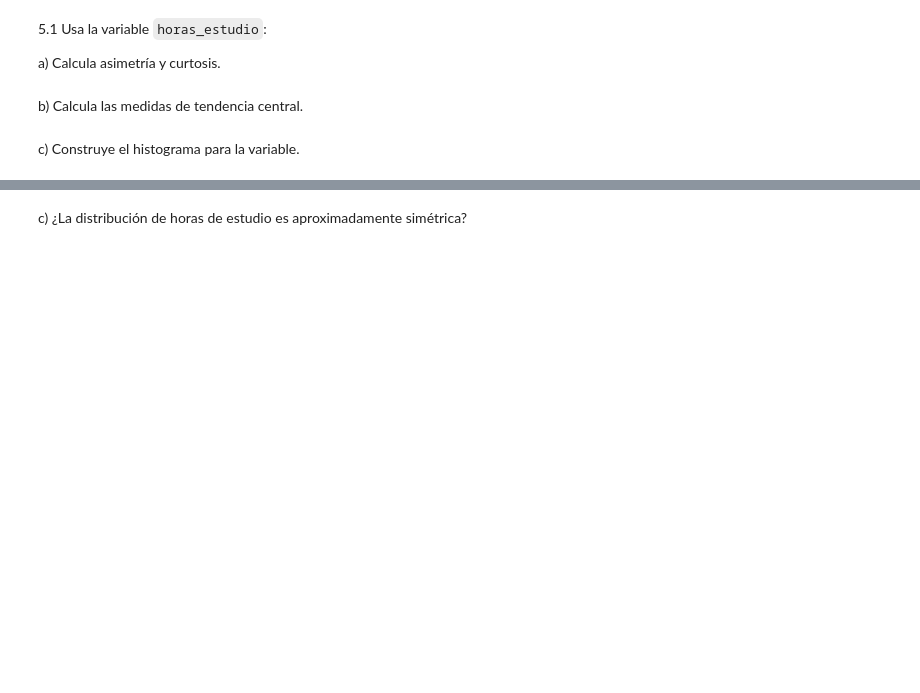
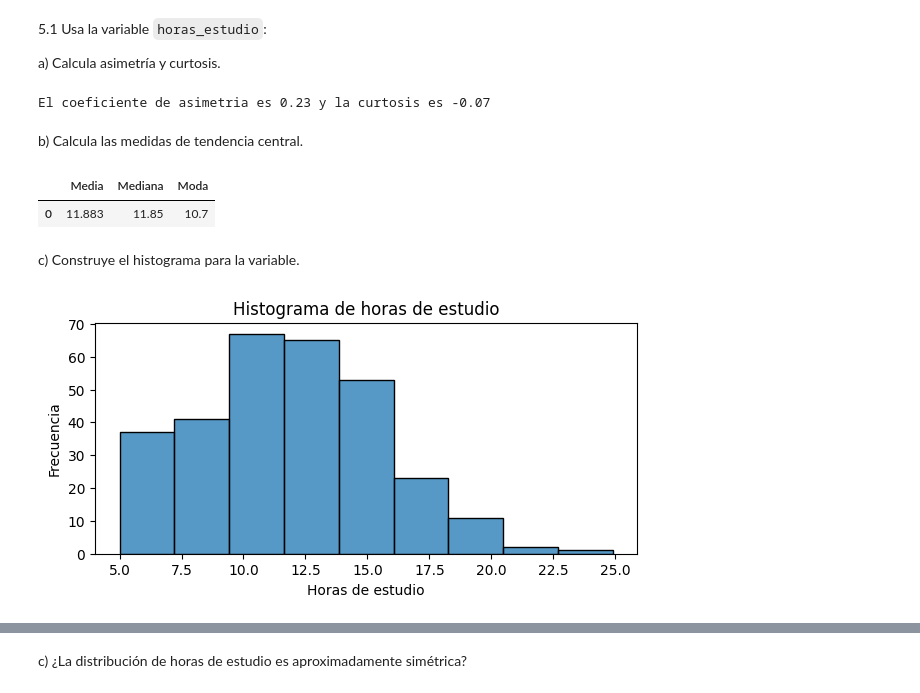
Before and after one commit to Solfter/duoc-2026, a Jupyter notebook: 02-inferencia-estadistica/Laboratorio_0_MAT4152.ipynb, the cells around one changed output, grey strips where cells are left out. Drawn from its saved outputs; the diff is of its cells as text; code cells hidden in the pictures; blank space fills up the shorter version.

```diff
--- a/02-inferencia-estadistica/Laboratorio_0_MAT4152.ipynb
+++ b/02-inferencia-estadistica/Laboratorio_0_MAT4152.ipynb
@@ -288,7 +319,31 @@ c) Calcula la probabilidad de seleccionar un estudiante con satisfacción menor
 5.1 Usa la variable `horas_estudio`:
 
 a) Calcula asimetría y curtosis.
+# %%
+var = 'horas_estudio'
+print(f"El coeficiente de asimetria es {skew(df[var]):.2f} y la curtosis es {kurtosis(df[var]):.2f}")
+# %% [output]
+El coeficiente de asimetria es 0.23 y la curtosis es -0.07
 # %% [markdown]
 b) Calcula las medidas de tendencia central.
+# %%
+diccionario = {
+    'Media': df[var].mean(),
+    'Mediana': df[var].median(),
+    'Moda': df[var].mode()
+}
+pd.DataFrame(diccionario)
+# %% [output]
+|  | Media | Mediana | Moda |
+| 0 | 11.883 | 11.85 | 10.7 |
 # %% [markdown]
 c) Construye el histograma para la variable.
+# %%
+plt.figure(figsize=(7,3))
+sns.histplot(df[var], bins= 9)
+plt.title("Histograma de horas de estudio")
+plt.xlabel("Horas de estudio")
+plt.ylabel("Frecuencia")
+plt.show()
+# %% [output]
+[figure, added]
```
Also changed, not shown: parts of 22 cells of this notebook, 4 other files.
